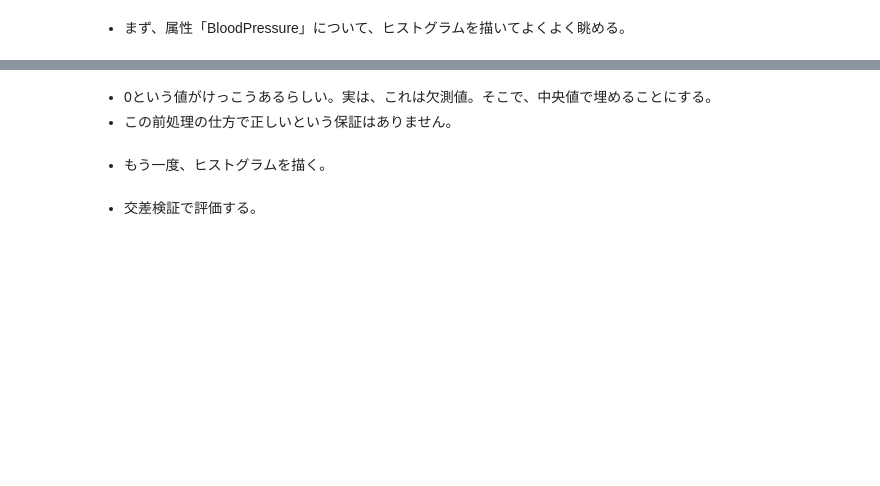
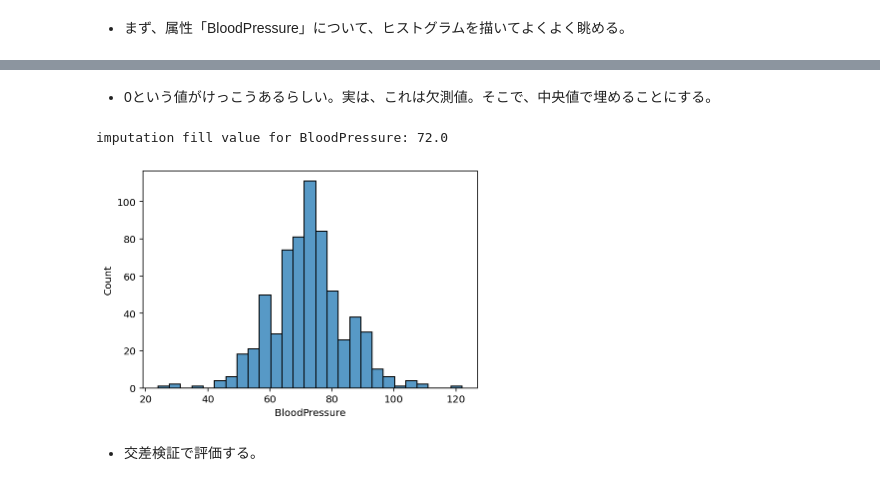
Before and after one commit to tomonari-masada/course2022-sml, a Jupyter notebook: 09_logistic_regression.ipynb, the cells around one changed output, grey strips where cells are left out. Cells and saved outputs as stored; diff of their text form; code cells hidden in the pictures; blank space fills up the shorter version.

```diff
--- a/09_logistic_regression.ipynb
+++ b/09_logistic_regression.ipynb
@@ -144,9 +216,2 @@ sns.histplot(X_train['BloodPressure']);
 # %% [markdown]
 * 0という値がけっこうあるらしい。実は、これは欠測値。そこで、中央値で埋めることにする。
- * この前処理の仕方で正しいという保証はありません。
-# %%
-bp_median = np.median(X_train[X_train.BloodPressure != 0]['BloodPressure'])
-print(f'blood pressure median: {bp_median}')
-X_train = X_train.replace({'BloodPressure':0}, bp_median)
-# %% [markdown]
-* もう一度、ヒストグラムを描く。
@@ -155,2 +218,14 @@ sns.histplot(X_train['BloodPressure']);
+# %%
+X_train_copy = X_train.copy()
+
+feature = 'BloodPressure'
+imp = SimpleImputer(missing_values=0, strategy='median')
+X_train_copy[feature] = imp.fit_transform(X_train[[feature]])
+print(f'imputation fill value for {feature}: {imp.statistics_[0]}')
+
+sns.histplot(X_train_copy[feature]);
+# %% [output]
+imputation fill value for BloodPressure: 72.0
+[figure, added]
 # %% [markdown]
 * 交差検証で評価する。
```
Also changed, not shown: parts of 133 cells of this notebook.
